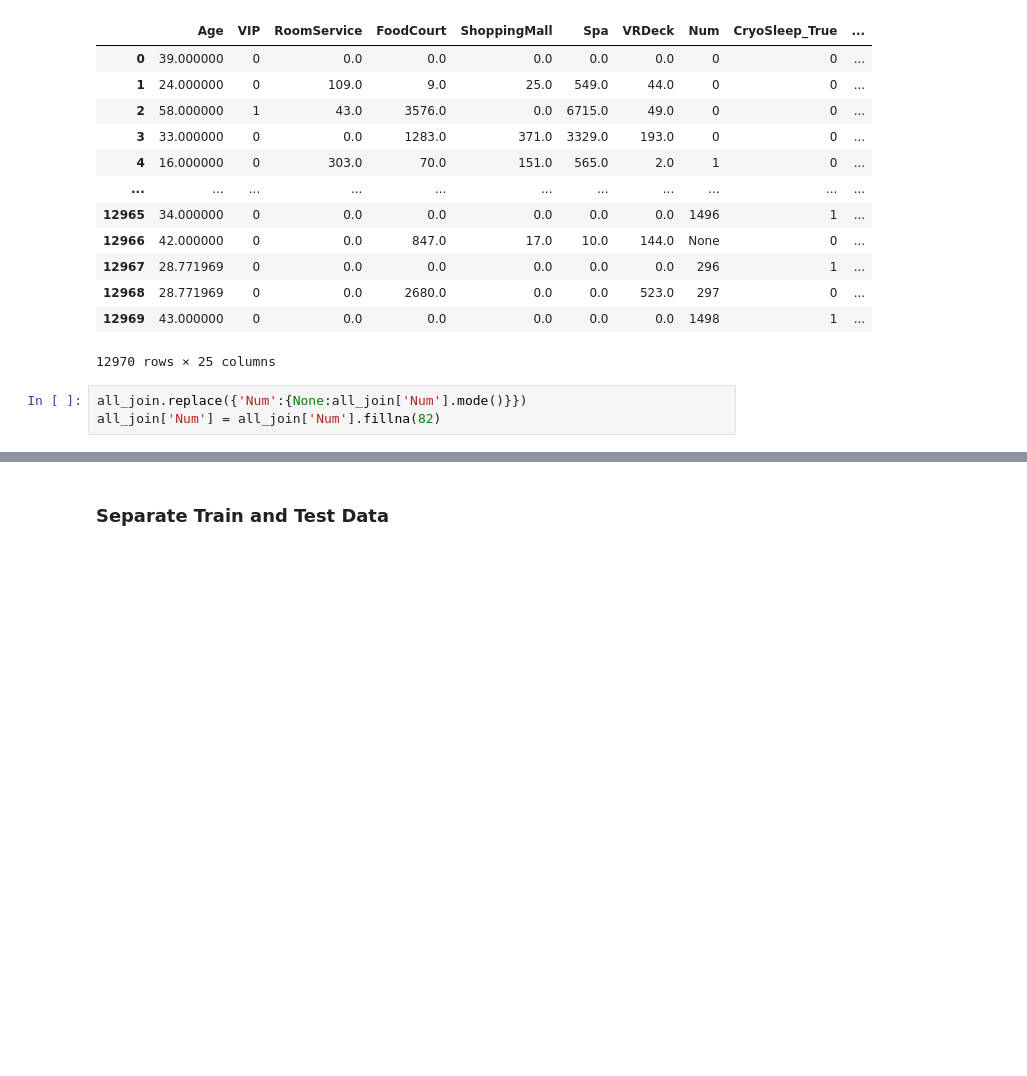
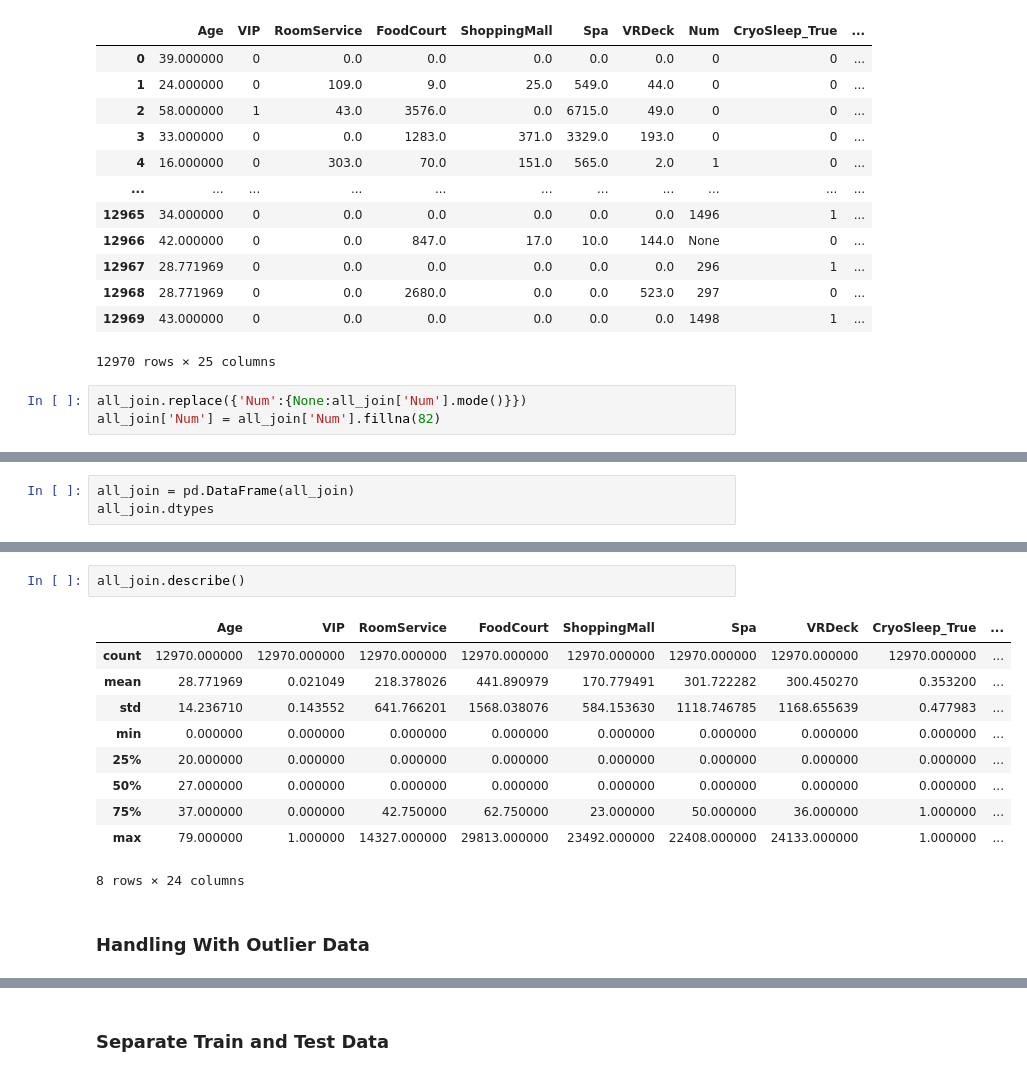
Before and after one commit to hesyandi/Portofolio, a Jupyter notebook: 2_Spaceship_Titanic/spaceship_Titanic.ipynb, the cells around one changed output, grey strips where cells are left out. Saved outputs shown, nothing was run; the diff lists cells and outputs as text; blank space fills up the shorter version.

```diff
--- a/2_Spaceship_Titanic/spaceship_Titanic.ipynb
+++ b/2_Spaceship_Titanic/spaceship_Titanic.ipynb
@@ -555,0 +544,3 @@ AttributeError: 'NoneType' object has no attribute 'rename'
+# %%
+all_join = pd.DataFrame(all_join)
+all_join.dtypes
@@ -555,0 +565,15 @@ AttributeError: 'NoneType' object has no attribute 'rename'
+# %%
+all_join.describe()
+# %% [output]
+|  | Age | VIP | RoomService | FoodCourt | ShoppingMall | Spa | VRDeck | CryoSleep_True | ... |
+| count | 12970.000000 | 12970.000000 | 12970.000000 | 12970.000000 | 12970.000000 | 12970.000000 | 12970.000000 | 12970.000000 | ... |
+| mean | 28.771969 | 0.021049 | 218.378026 | 441.890979 | 170.779491 | 301.722282 | 300.450270 | 0.353200 | ... |
+| std | 14.236710 | 0.143552 | 641.766201 | 1568.038076 | 584.153630 | 1118.746785 | 1168.655639 | 0.477983 | ... |
+| min | 0.000000 | 0.000000 | 0.000000 | 0.000000 | 0.000000 | 0.000000 | 0.000000 | 0.000000 | ... |
+| 25% | 20.000000 | 0.000000 | 0.000000 | 0.000000 | 0.000000 | 0.000000 | 0.000000 | 0.000000 | ... |
+| 50% | 27.000000 | 0.000000 | 0.000000 | 0.000000 | 0.000000 | 0.000000 | 0.000000 | 0.000000 | ... |
+| 75% | 37.000000 | 0.000000 | 42.750000 | 62.750000 | 23.000000 | 50.000000 | 36.000000 | 1.000000 | ... |
+| max | 79.000000 | 1.000000 | 14327.000000 | 29813.000000 | 23492.000000 | 22408.000000 | 24133.000000 | 1.000000 | ... |
+8 rows × 24 columns
+# %% [markdown]
+### Handling With Outlier Data
```
Also changed, not shown: parts of 17 cells of this notebook, 2 other files.
